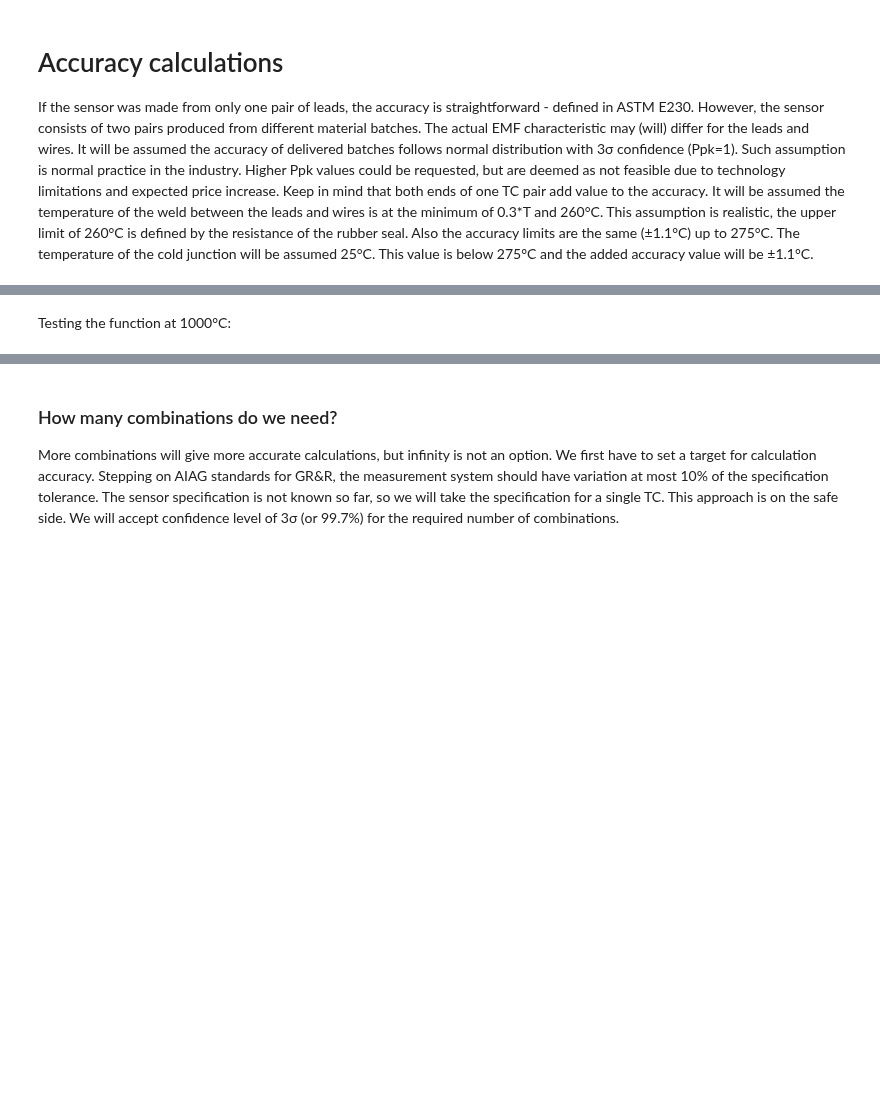
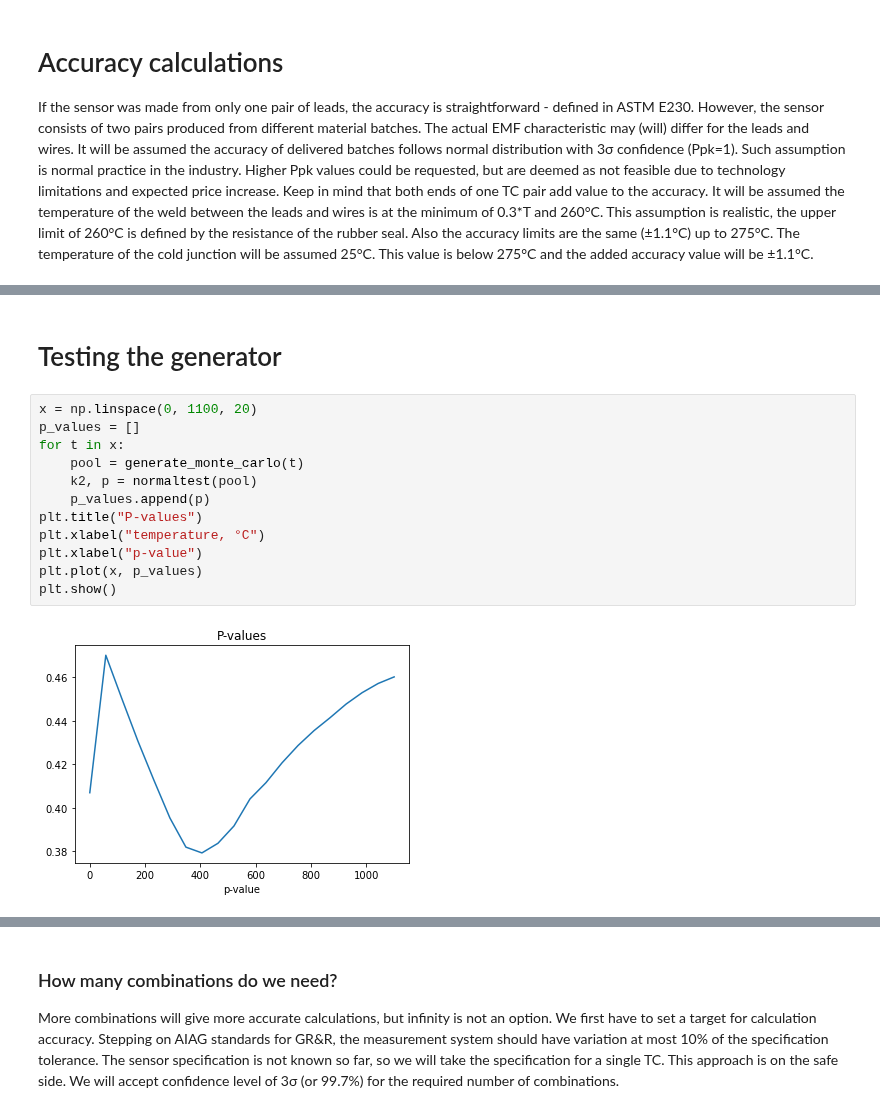
Before and after one commit to Chehlarov/Math-for-devs, a Jupyter notebook: 99 - TC project/N-type thermocouple accuracy calculation using Monte Carlo.ipynb, the cells around one changed output, grey strips where cells are left out. Drawn from its saved outputs; the diff is of its cells as text; blank space fills up the shorter version.

```diff
--- a/99 - TC project/N-type thermocouple accuracy calculation using Monte Carlo.ipynb
+++ b/99 - TC project/N-type thermocouple accuracy calculation using Monte Carlo.ipynb
@@ -217,5 +220,19 @@ def generate_monte_carlo(t, t_weld = None, t_cold_junction = None, number_of_com
 
 #     print(f"It took {time.time()-start_time}s to calculate")
     return deviations
-# %% [markdown]
-Testing the function at 1000°C:
+# %% [markdown]
+# Testing the generator
+# %%
+x = np.linspace(0, 1100, 20)
+p_values = []
+for t in x:
+    pool = generate_monte_carlo(t)
+    k2, p = normaltest(pool)
+    p_values.append(p)
+plt.title("P-values")
+plt.xlabel("temperature, °C")
+plt.xlabel("p-value")
+plt.plot(x, p_values)
+plt.show()
+# %% [output]
+[figure, added]
```
Also changed, not shown: parts of 19 cells of this notebook.
